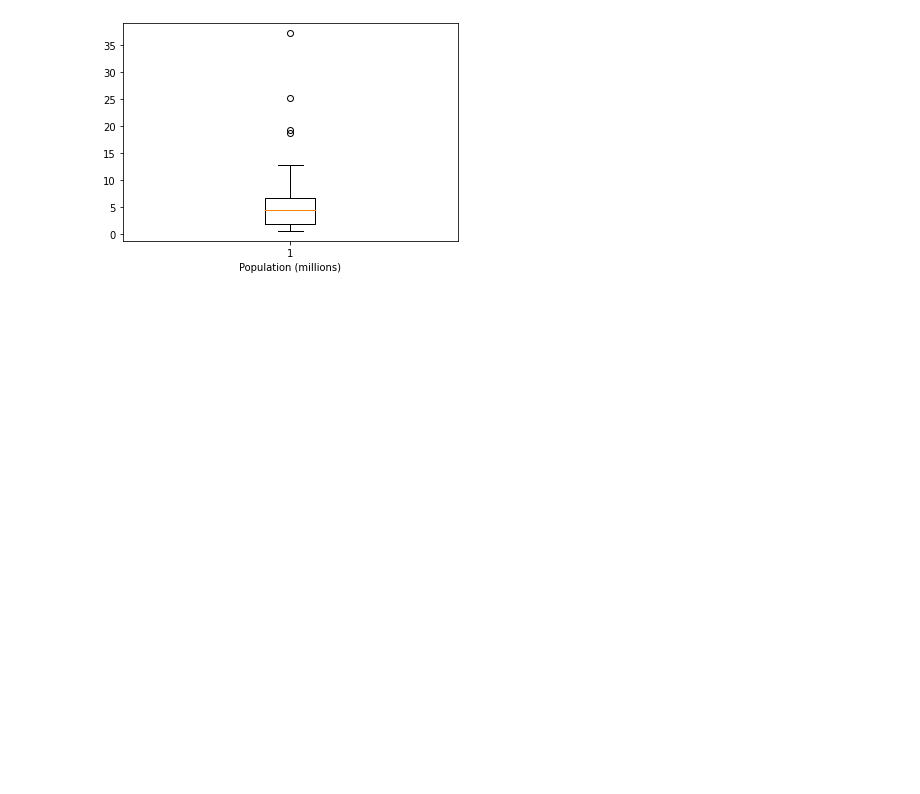
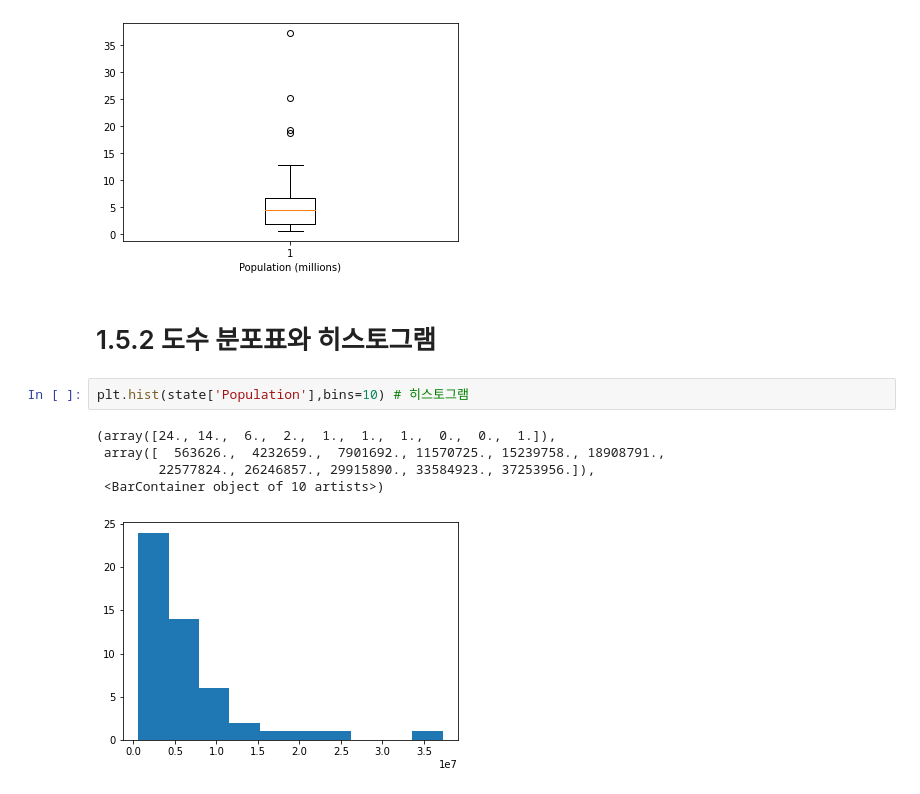
Before and after one commit to HIJINKIM815/gardening2022, a Jupyter notebook: 통계학/1장 탐색적 데이터 분석.ipynb, the cells around one changed output. Saved outputs shown, nothing was run; the diff lists cells and outputs as text; blank space fills up the shorter version.

```diff
--- a/통계학/1장 탐색적 데이터 분석.ipynb
+++ b/통계학/1장 탐색적 데이터 분석.ipynb
@@ -112,3 +112,13 @@ plt.xlabel('Population (millions)')
 # %% [output]
 Text(0.5, 0, 'Population (millions)')
 [figure]
+# %% [markdown]
+# 1.5.2 도수 분포표와 히스토그램
+# %%
+plt.hist(state['Population'],bins=10) # 히스토그램
+# %% [output]
+(array([24., 14.,  6.,  2.,  1.,  1.,  1.,  0.,  0.,  1.]),
+ array([  563626.,  4232659.,  7901692., 11570725., 15239758., 18908791.,
+        22577824., 26246857., 29915890., 33584923., 37253956.]),
+ <BarContainer object of 10 artists>)
+[figure, added]
```
Also changed, not shown: parts of 28 cells of this notebook, 8 other files.
